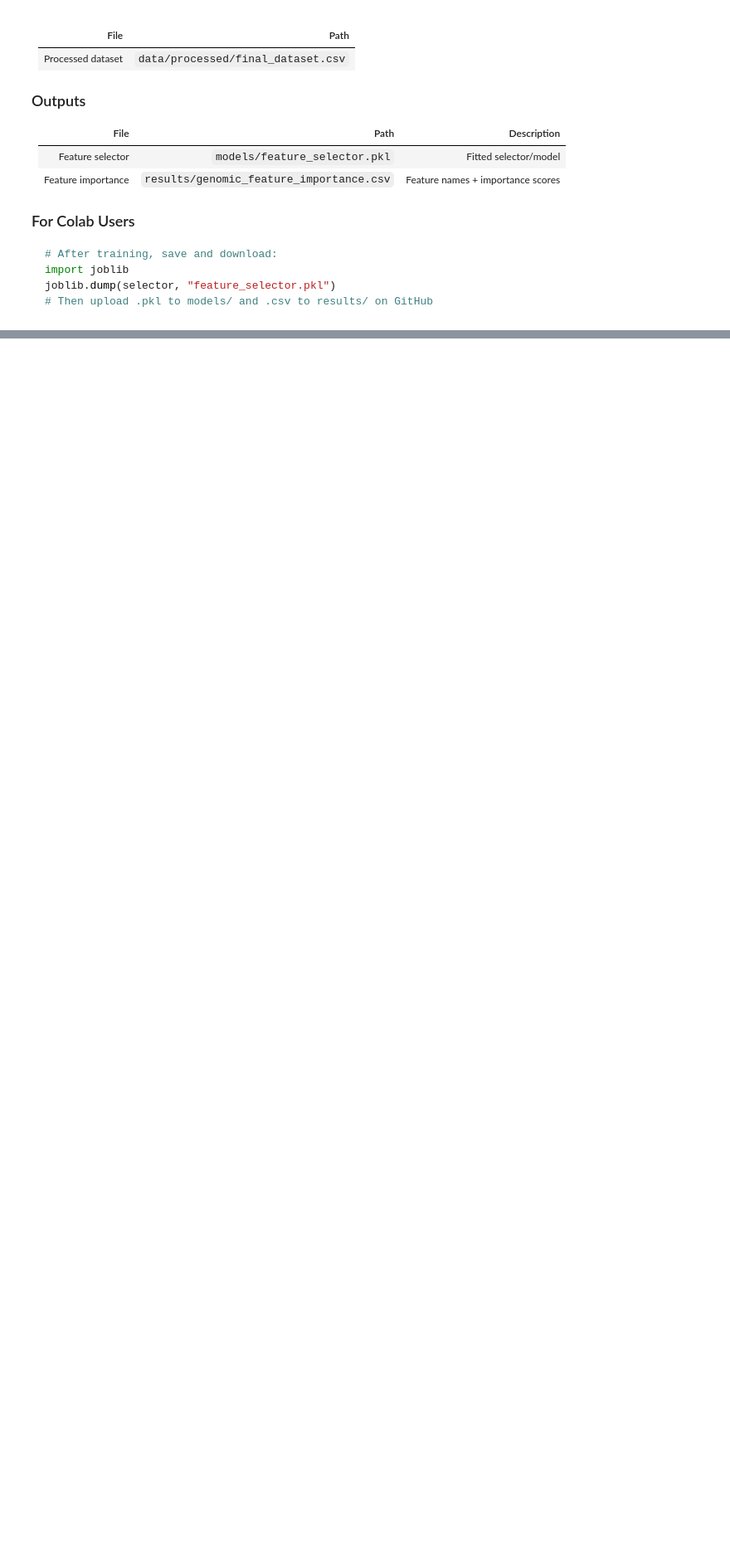
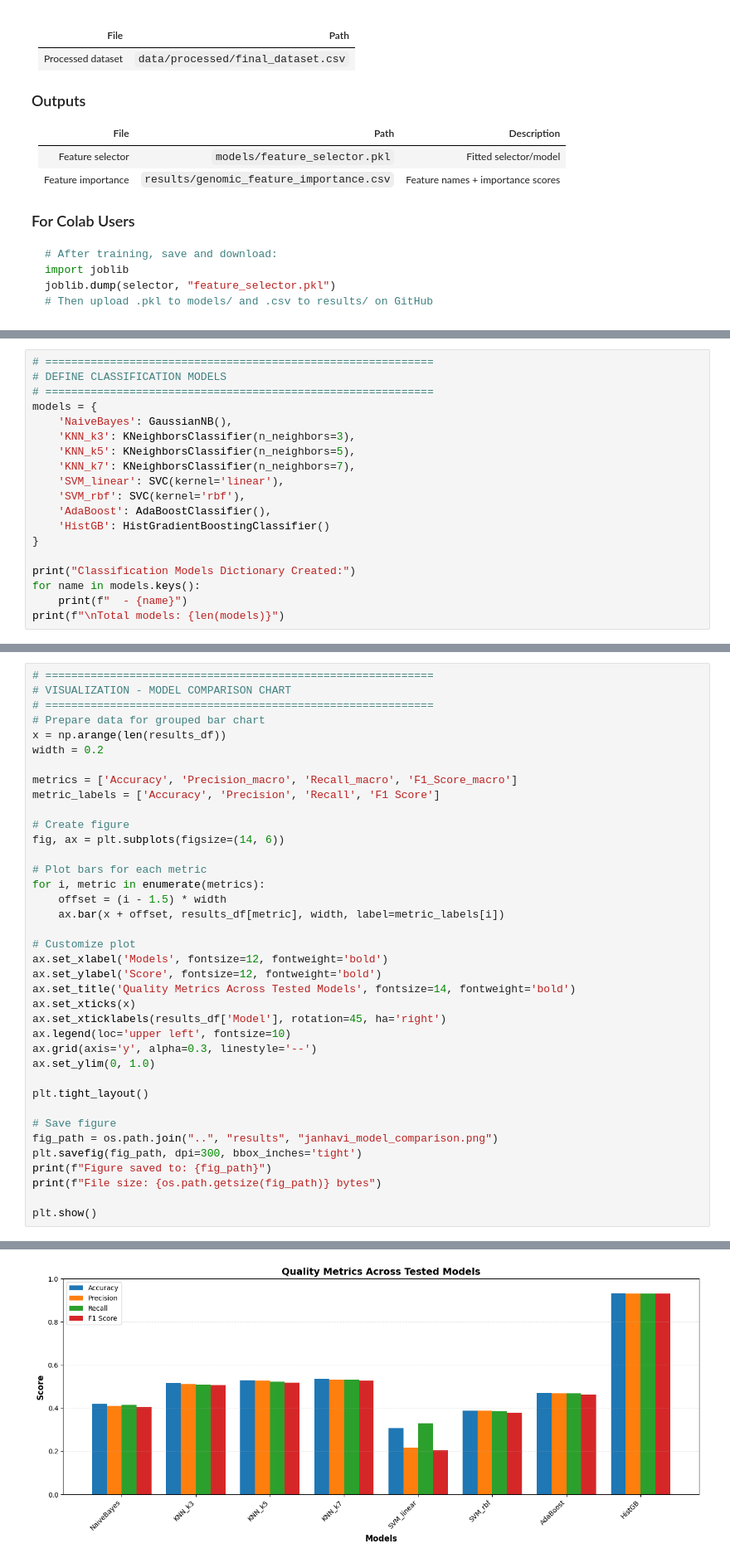
Before and after one commit to KhushiChandak04/Aquaculture-MajorProject, a Jupyter notebook: notebooks/04_genomic_xai_janhavi.ipynb, the cells around one changed output, grey strips where cells are left out. Shown at 83% size. Drawn from its saved outputs; the diff is of its cells as text; blank space fills up the shorter version.

```diff
--- a/notebooks/04_genomic_xai_janhavi.ipynb
+++ b/notebooks/04_genomic_xai_janhavi.ipynb
@@ -59,0 +264,19 @@ print("TODO: Uncomment after final_dataset.csv is available")
+# %%
+# ============================================================
+# DEFINE CLASSIFICATION MODELS
+# ============================================================
+models = {
+    'NaiveBayes': GaussianNB(),
+    'KNN_k3': KNeighborsClassifier(n_neighbors=3),
+    'KNN_k5': KNeighborsClassifier(n_neighbors=5),
+    'KNN_k7': KNeighborsClassifier(n_neighbors=7),
+    'SVM_linear': SVC(kernel='linear'),
+    'SVM_rbf': SVC(kernel='rbf'),
+    'AdaBoost': AdaBoostClassifier(),
+    'HistGB': HistGradientBoostingClassifier()
+}
+
+print("Classification Models Dictionary Created:")
+for name in models.keys():
+    print(f"  - {name}")
+print(f"\nTotal models: {len(models)}")
@@ -59,0 +373,39 @@ print("TODO: Uncomment after final_dataset.csv is available")
+# %%
+# ============================================================
+# VISUALIZATION - MODEL COMPARISON CHART
+# ============================================================
+# Prepare data for grouped bar chart
+x = np.arange(len(results_df))
+width = 0.2
+
+metrics = ['Accuracy', 'Precision_macro', 'Recall_macro', 'F1_Score_macro']
+metric_labels = ['Accuracy', 'Precision', 'Recall', 'F1 Score']
+
+# Create figure
+fig, ax = plt.subplots(figsize=(14, 6))
+
+# Plot bars for each metric
+for i, metric in enumerate(metrics):
+    offset = (i - 1.5) * width
+    ax.bar(x + offset, results_df[metric], width, label=metric_labels[i])
+
+# Customize plot
+ax.set_xlabel('Models', fontsize=12, fontweight='bold')
+ax.set_ylabel('Score', fontsize=12, fontweight='bold')
+ax.set_title('Quality Metrics Across Tested Models', fontsize=14, fontweight='bold')
+ax.set_xticks(x)
+ax.set_xticklabels(results_df['Model'], rotation=45, ha='right')
+ax.legend(loc='upper left', fontsize=10)
+ax.grid(axis='y', alpha=0.3, linestyle='--')
+ax.set_ylim(0, 1.0)
+
+plt.tight_layout()
+
+# Save figure
+fig_path = os.path.join("..", "results", "janhavi_model_comparison.png")
+plt.savefig(fig_path, dpi=300, bbox_inches='tight')
+print(f"Figure saved to: {fig_path}")
+print(f"File size: {os.path.getsize(fig_path)} bytes")
+
+plt.show()
+# %% [output]
@@ -59,0 +414 @@ print("TODO: Uncomment after final_dataset.csv is available")
+[figure, added]
```
Also changed, not shown: parts of 15 cells of this notebook, 10 other files.
